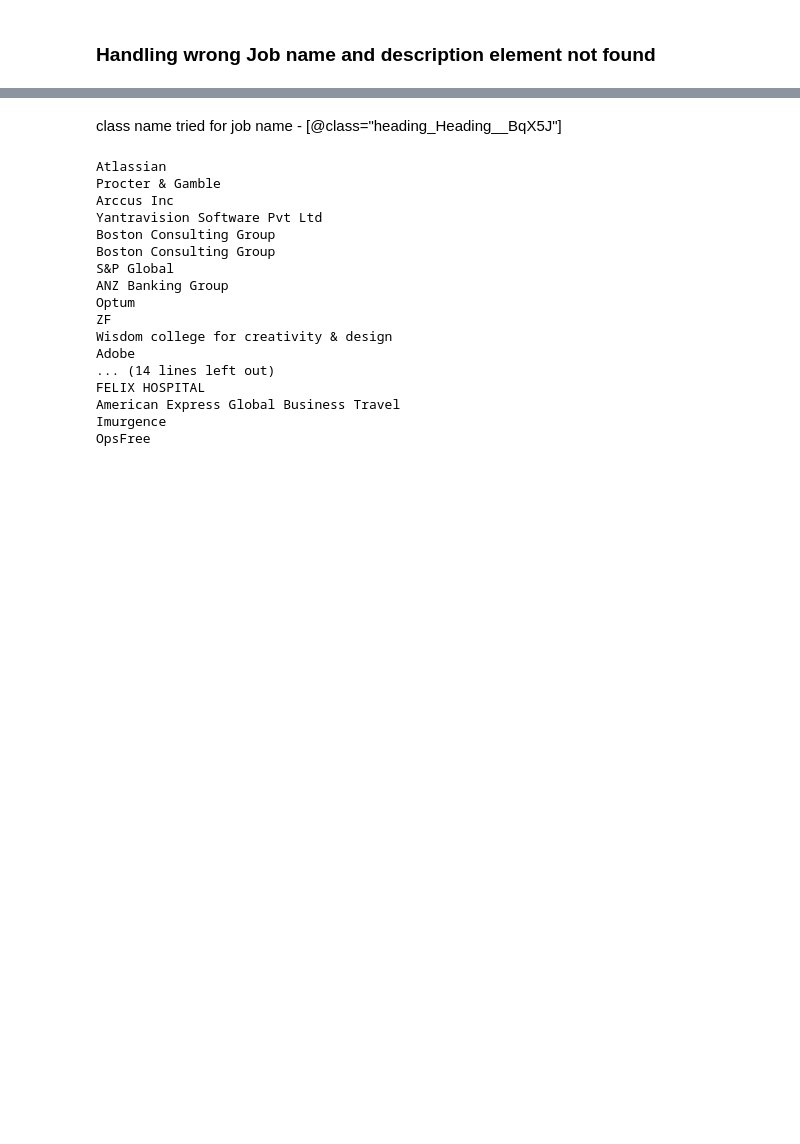
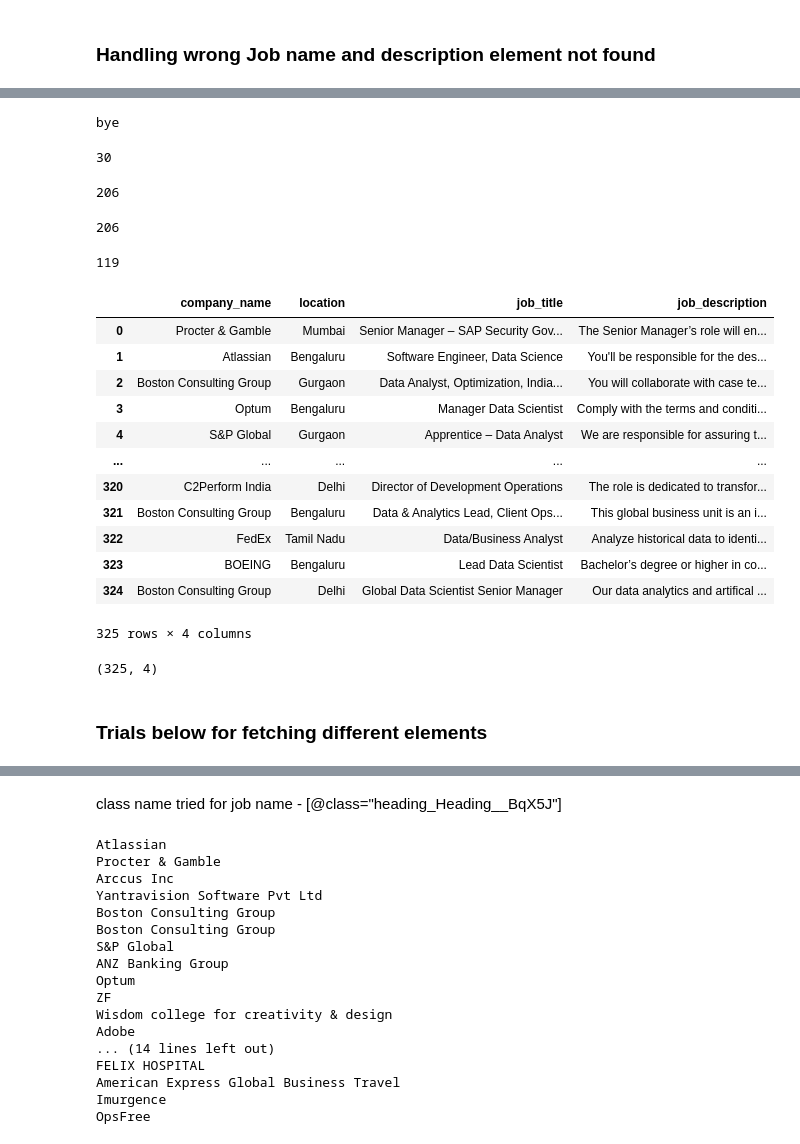
Before and after one commit to Aishwarya-Karwal/ds-project-from-scratch, a Jupyter notebook: web scraping (collecting DS jobs data).ipynb, the cells around one changed output, grey strips where cells are left out. Cells and saved outputs as stored; diff of their text form; code cells hidden in the pictures; blank space fills up the shorter version.

Commit message:
scraped and cleaned the data

```diff
--- a/web scraping (collecting DS jobs data).ipynb
+++ b/web scraping (collecting DS jobs data).ipynb
@@ -308,13 +566,13 @@ while( len(jobs) < 1):
 
 #options = webdriver.ChromeOptions()
 options = Options()
-options.add_argument("--disable-notifications")
+options.add_argument("--disable-notifications") # did not do any good
 driver = webdriver.Chrome(options = options)
 
 # not writing the executable parameter in option since
 # it gives error now , maybe in updated versions
 # of selenium
-#driver = webdriver.Chrome(options = options)
+
 driver.set_window_size(1120,1000)
 
 url = "https://www.glassdoor.co.in/Job/" + "data-science-jobs" + "-SRCH_KO0,12.htm"
@@ -323,14 +581,14 @@ jobs = []
 num_jobs = 1
 #while(len(jobs) < num_jobs):
 try:
-    driver.find_element(By.CLASS_NAME,"selected").click()
+    driver.find_element(By.CLASS_NAME,"selected").click() #did not do any good
 except :
     pass
 
 time.sleep(.1)
 
 try:
-    close_button = driver.find_element(By.CSS_SELECTOR,'[alt="close"]').click()
+    close_button = driver.find_element(By.CSS_SELECTOR,'[alt="close"]').click() # did not do any good
     close_button.click()
     print('x out worked')
 except NoSuchElementException:
@@ -345,7 +603,7 @@ for job_button in job_buttons:
         break
 
     job_button.click()
-    driver.find_element(By.TAG_NAME, "body").send_keys(Keys.ESCAPE)
+    driver.find_element(By.TAG_NAME, "body").send_keys(Keys.ESCAPE) # this is what worked for sign-up prompt
 
     time.sleep(1)
     collected_successfully = False
@@ -355,17 +613,21 @@ for job_button in job_buttons:
             company_name = driver.find_element(By.CLASS_NAME,'EmployerProfile_compactEmployerName__LE242').text
             location = driver.find_element(By.CLASS_NAME,'JobDetails_location__mSg5h').text
             job_title = driver.find_element(By.CLASS_NAME,'heading_Heading__BqX5J').text
-            job_description = driver.find_element(By.CLASS_NAME,'JobDetails_jobDescription__uW_fk').text
+            #job_description = driver.find_element(By.CLASS_NAME,'JobDetails_jobDescription__uW_fk').text
             collected_successfully = True
         except:
             time.sleep(5)
 
+        #try:
+        salaries = driver.find_elements(By.CLASS_NAME,'JobCard_salaryEstimate__arV5J')#.text
+        salary_estimate = salaries[0].text
+
     jobs.append({"Job Title" : job_title,
-            "Job Description" : job_description,
+            "Salary":salary_estimate,
             "Company Name" : company_name,
             "Location" : location,
             })
 
-df = pd.DataFrame(jobs)
+pd.DataFrame(jobs)
 # %% [output]
 Progress: 0/1
@@ -481,3 +777,48 @@ company_name, location, job_title
+# %%
+if(job_buttons[-1].text):
+    print("hi")
+else:
+    print("bye")
+# %% [output]
+bye
+# %%
+len(descriptions)
+# %% [output]
+30
+# %%
+df = pd.DataFrame(jobs)#.shape
+# %% [output]
+206
+# %%
+df.duplicated().sum()
+# %% [output]
+206
+# %%
+325-206
+# %% [output]
+119
+# %%
+df
+# %% [output]
+|  | company_name | location | job_title | job_description |
+| 0 | Procter & Gamble | Mumbai | Senior Manager – SAP Security Gov... | The Senior Manager’s role will en... |
+| 1 | Atlassian | Bengaluru | Software Engineer, Data Science | You'll be responsible for the des... |
+| 2 | Boston Consulting Group | Gurgaon | Data Analyst, Optimization, India... | You will collaborate with case te... |
+| 3 | Optum | Bengaluru | Manager Data Scientist | Comply with the terms and conditi... |
+| 4 | S&P Global | Gurgaon | Apprentice – Data Analyst | We are responsible for assuring t... |
+| ... | ... | ... | ... | ... |
+| 320 | C2Perform India | Delhi | Director of Development Operations | The role is dedicated to transfor... |
+| 321 | Boston Consulting Group | Bengaluru | Data & Analytics Lead, Client Ops... | This global business unit is an i... |
+| 322 | FedEx | Tamil Nadu | Data/Business Analyst | Analyze historical data to identi... |
+| 323 | BOEING | Bengaluru | Lead Data Scientist | Bachelor’s degree or higher in co... |
+| 324 | Boston Consulting Group | Delhi | Global Data Scientist Senior Manager | Our data analytics and artifical ... |
+325 rows × 4 columns
+# %%
+df.shape
+# %% [output]
+(325, 4)
+# %% [markdown]
+### Trials below for fetching different elements
 # %%
 driver.find_element(By.XPATH, '//div[@class="JobDetails_jobDetailsHeader__Hd9M3"]').text
 # %% [output]
```
Also changed, not shown: parts of 39 cells of this notebook, 5 other files.
